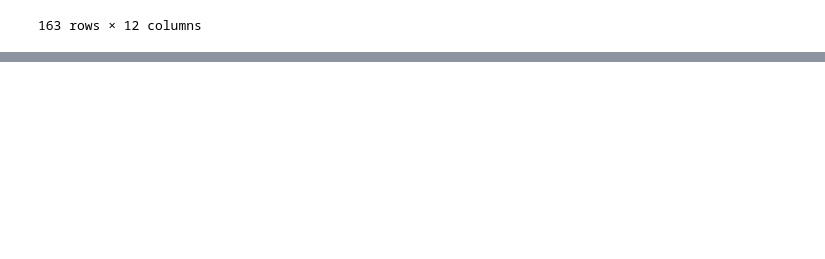
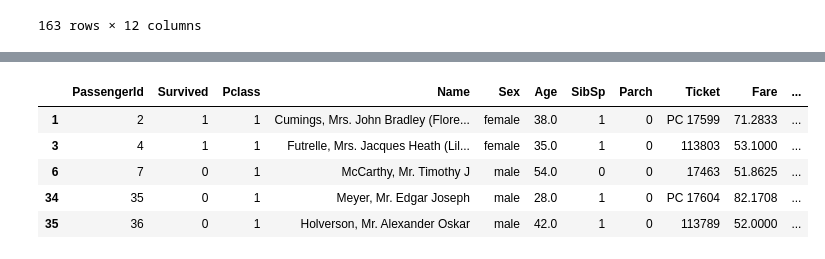
Before and after one commit to kentaromatsuura/haitsclass-tasks, a Jupyter notebook: 分類課題_kentaromatsuura.ipynb, the cells around one changed output, grey strips where cells are left out. Drawn from its saved outputs; the diff is of its cells as text; code cells hidden in the pictures; blank space fills up the shorter version.

```diff
--- a/分類課題_kentaromatsuura.ipynb
+++ b/分類課題_kentaromatsuura.ipynb
@@ -602,4 +566,0 @@ df_train[(df_train.Fare <50)& (df_train.Pclass == 1)]
-# %%
-#とりあえずざっくりpclass1をFare>200,100<Fare<200, Fare<100に分けてみる
-df_train["pclass2"] = df_train["Fare"].apply( lambda x: 1 if x > 200 elif x<100)
-df_train["pclass2"]
@@ -626,0 +567,16 @@ ValueError: array length 4 does not match index length 891
+# %%
+#とりあえずざっくりpclassをFare>200,100<Fare<200, Fare<100,50<Fare<100, 25<Fare<50, Fare<25に分けてみる
+def pclass_select(fare):
+        if fare >200:
+            return 5
+        elif fare <=200 and fare >100:
+            return 4
+        elif fare <100 and fare>50:
+            return 3
+        elif fare<50 and fare >25:
+            return 2
+        else:
+            return 1
+# %%
+df_train["Pclass2"] = df_train.Fare.apply(pclass_select)
+df_train["Pclass2"][df_train["Pclass2"]==5]
@@ -626,0 +621,10 @@ ValueError: array length 4 does not match index length 891
+# %%
+df_train[df_train.Pclass2 == 3].head()
+#確かに100以下50以上の人がPclass2で3になっている
+# %% [output]
+|  | PassengerId | Survived | Pclass | Name | Sex | Age | SibSp | Parch | Ticket | Fare | ... |
+| 1 | 2 | 1 | 1 | Cumings, Mrs. John Bradley (Flore... | female | 38.0 | 1 | 0 | PC 17599 | 71.2833 | ... |
+| 3 | 4 | 1 | 1 | Futrelle, Mrs. Jacques Heath (Lil... | female | 35.0 | 1 | 0 | 113803 | 53.1000 | ... |
+| 6 | 7 | 0 | 1 | McCarthy, Mr. Timothy J | male | 54.0 | 0 | 0 | 17463 | 51.8625 | ... |
+| 34 | 35 | 0 | 1 | Meyer, Mr. Edgar Joseph | male | 28.0 | 1 | 0 | PC 17604 | 82.1708 | ... |
+| 35 | 36 | 0 | 1 | Holverson, Mr. Alexander Oskar | male | 42.0 | 1 | 0 | 113789 | 52.0000 | ... |
```
Also changed, not shown: parts of 35 cells of this notebook.
